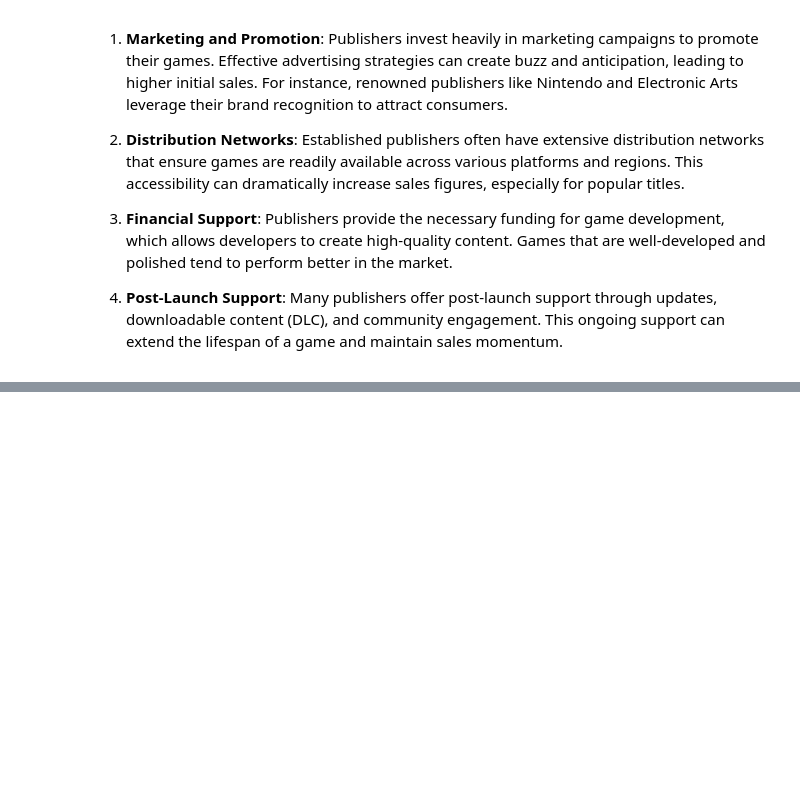
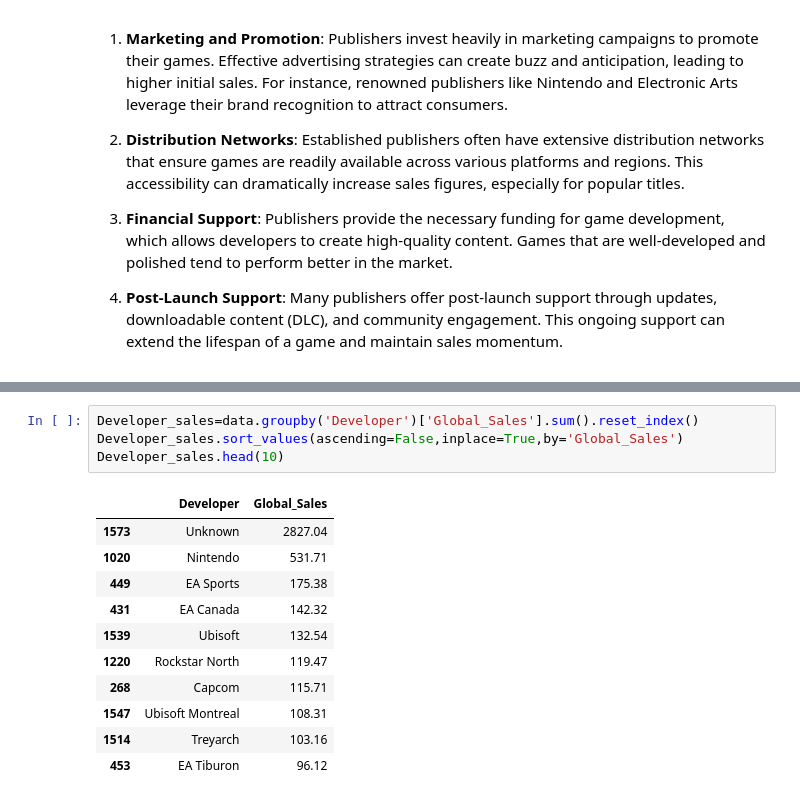
Before and after one commit to gehad-Ahmed30/Data-Analysis, a Jupyter notebook: Video_Games project/main.ipynb, the cells around one changed output, grey strips where cells are left out. Saved outputs shown, nothing was run; the diff lists cells and outputs as text; blank space fills up the shorter version.

```diff
--- a/Video_Games project/main.ipynb
+++ b/Video_Games project/main.ipynb
@@ -439,0 +497,16 @@ Publishers play a crucial role in the success of video games, significantly infl
+# %%
+Developer_sales=data.groupby('Developer')['Global_Sales'].sum().reset_index()
+Developer_sales.sort_values(ascending=False,inplace=True,by='Global_Sales')
+Developer_sales.head(10)
+# %% [output]
+|  | Developer | Global_Sales |
+| 1573 | Unknown | 2827.04 |
+| 1020 | Nintendo | 531.71 |
+| 449 | EA Sports | 175.38 |
+| 431 | EA Canada | 142.32 |
+| 1539 | Ubisoft | 132.54 |
+| 1220 | Rockstar North | 119.47 |
+| 268 | Capcom | 115.71 |
+| 1547 | Ubisoft Montreal | 108.31 |
+| 1514 | Treyarch | 103.16 |
+| 453 | EA Tiburon | 96.12 |
```
Also changed, not shown: parts of 14 cells of this notebook.
